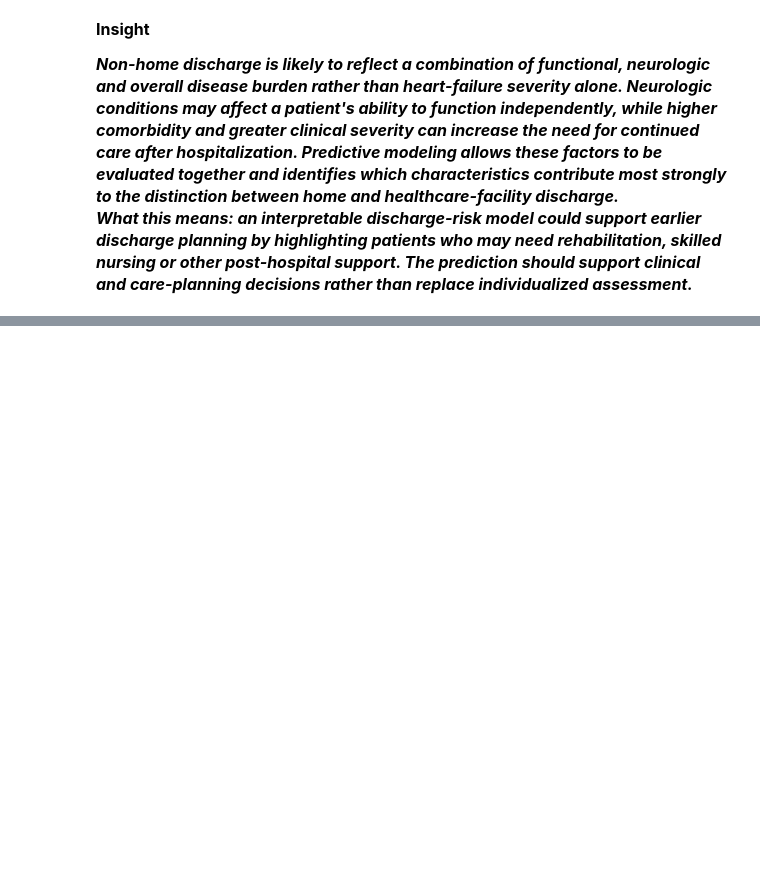
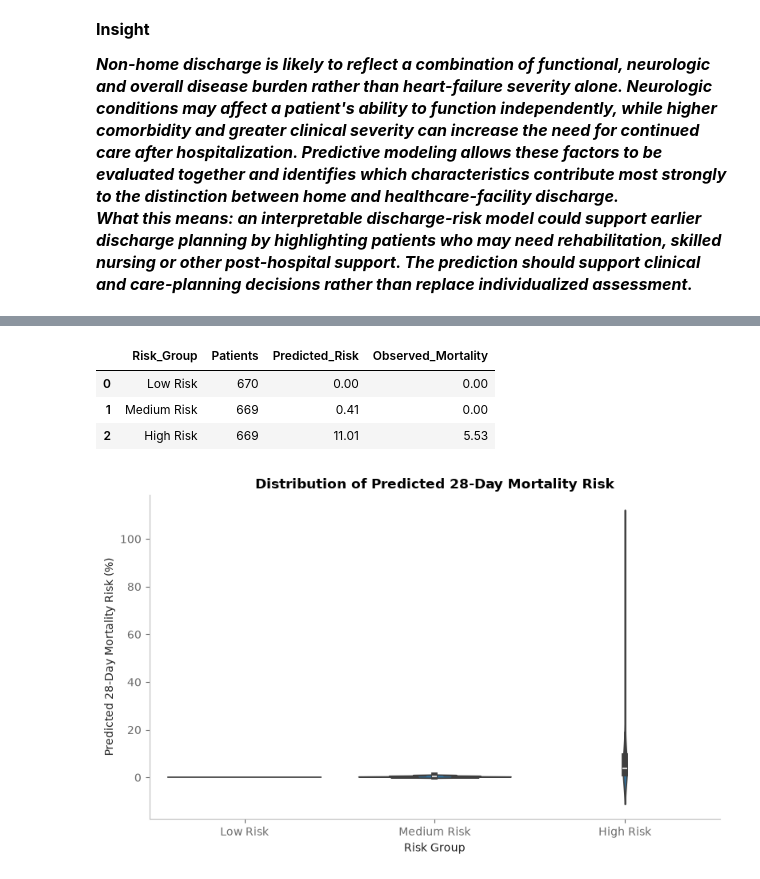
Before and after one commit to SaranyaShanmugam2026/Team2_PythonPioneers_PythonHackathon_Sep_2026, a Jupyter notebook: Team2_PythonPioneers_4.Predictive_Analysis.ipynb, the cells around one changed output, grey strips where cells are left out. Cells and saved outputs as stored; diff of their text form; code cells hidden in the pictures; blank space fills up the shorter version.

```diff
--- a/Team2_PythonPioneers_4.Predictive_Analysis.ipynb
+++ b/Team2_PythonPioneers_4.Predictive_Analysis.ipynb
@@ -1359,0 +1570,78 @@ plt.show()
+# %%
+# ==========================================
+#  Risk Groups
+# ==========================================
+
+risk_data = df[
+    features + ["death_within_28_days"]
+].dropna(
+    subset=["death_within_28_days"]
+).copy()
+
+X_risk = risk_data[features]
+y_risk = risk_data["death_within_28_days"].astype(int)
+
+imputer_risk = SimpleImputer(strategy="median")
+
+X_risk = pd.DataFrame(
+    imputer_risk.fit_transform(X_risk),
+    columns=features,
+    index=X_risk.index
+)
+
+risk_model = RandomForestClassifier(
+    n_estimators=300,
+    class_weight="balanced",
+    random_state=42
+)
+
+risk_model.fit(X_risk, y_risk)
+
+risk_data["Predicted_Risk"] = (
+    risk_model.predict_proba(X_risk)[:, 1] * 100
+)
+
+# Rank-based Low / Medium / High groups
+risk_data["Risk_Group"] = pd.qcut(
+    risk_data["Predicted_Risk"].rank(method="first"),
+    q=3,
+    labels=[
+        "Low Risk",
+        "Medium Risk",
+        "High Risk"
+    ]
+)
+
+risk_summary = risk_data.groupby(
+    "Risk_Group",
+    observed=False
+).agg(
+    Patients=("death_within_28_days", "count"),
+    Predicted_Risk=("Predicted_Risk", "mean"),
+    Observed_Mortality=("death_within_28_days", "mean")
+).reset_index()
+
+risk_summary["Observed_Mortality"] *= 100
+
+display(risk_summary.round(2))
+plt.figure(figsize=(8, 5))
+
+sns.violinplot(
+    data=risk_data,
+    x="Risk_Group",
+    y="Predicted_Risk",
+    inner="box"
+)
+
+plt.xlabel("Risk Group")
+plt.ylabel("Predicted 28-Day Mortality Risk (%)")
+plt.title("Distribution of Predicted 28-Day Mortality Risk")
+
+plt.tight_layout()
+plt.show()
+# %% [output]
+|  | Risk_Group | Patients | Predicted_Risk | Observed_Mortality |
+| 0 | Low Risk | 670 | 0.00 | 0.00 |
+| 1 | Medium Risk | 669 | 0.41 | 0.00 |
+| 2 | High Risk | 669 | 11.01 | 5.53 |
+[figure, added]
```
Also changed, not shown: parts of 19 cells of this notebook.
